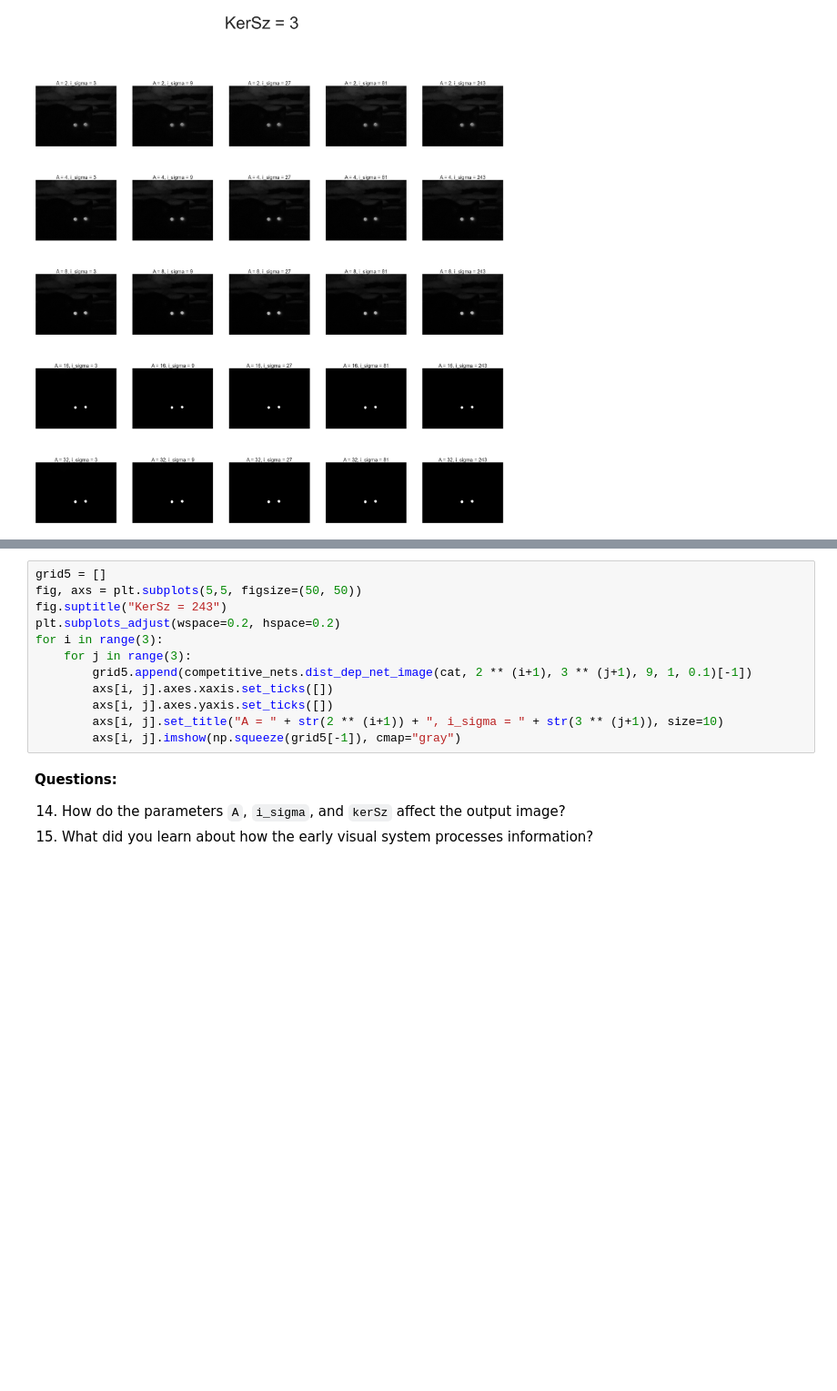
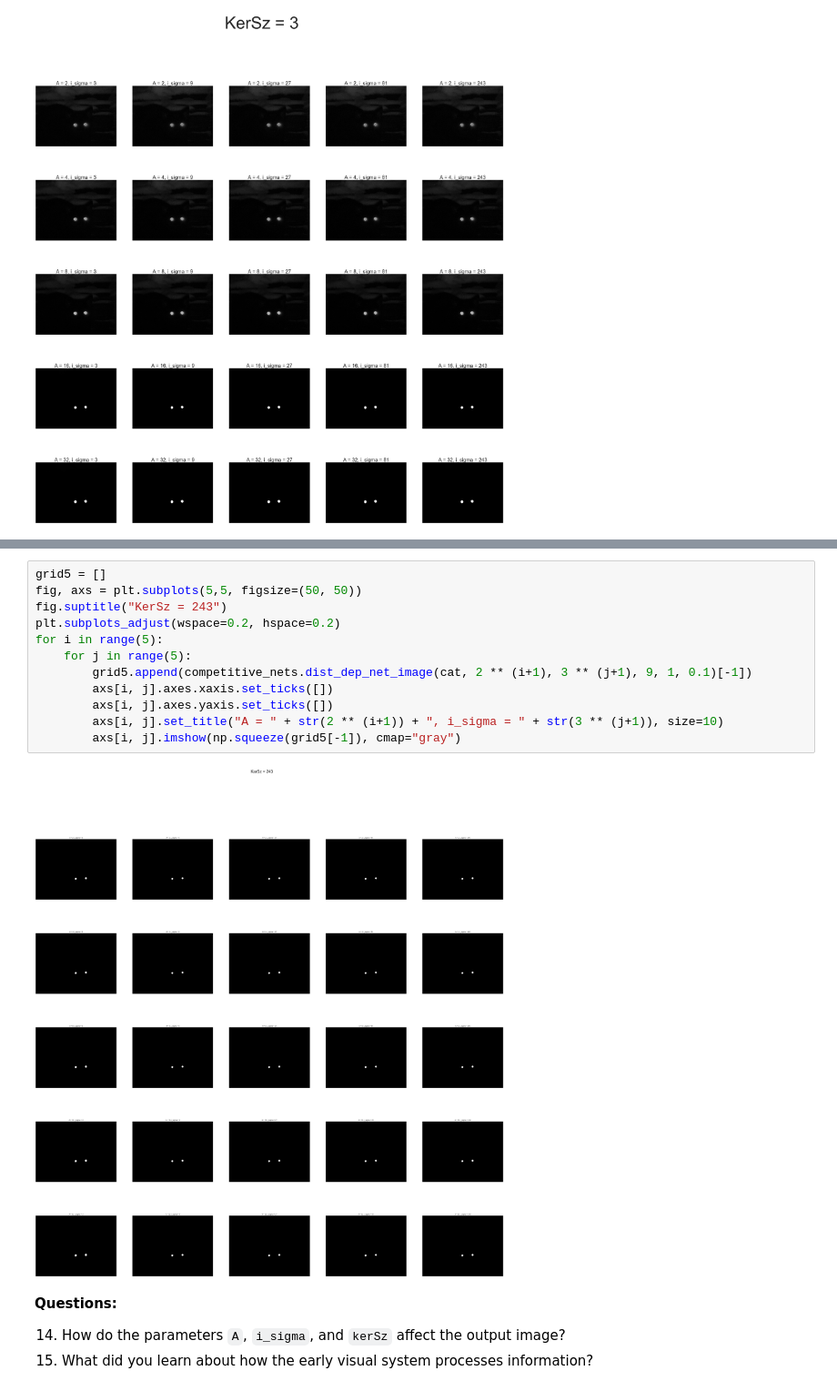
Before and after one commit to ejseal21/Computational-Neuroscience, a Jupyter notebook: Project3/CompNets.ipynb, the cells around one changed output, grey strips where cells are left out. Shown at 91% size. Cells and saved outputs as stored; diff of their text form; blank space fills up the shorter version.

```diff
--- a/Project3/CompNets.ipynb
+++ b/Project3/CompNets.ipynb
@@ -585,15 +591,17 @@ for i in range(3):
 # %%
 grid5 = []
 fig, axs = plt.subplots(5,5, figsize=(50, 50))
 fig.suptitle("KerSz = 243")
 plt.subplots_adjust(wspace=0.2, hspace=0.2)
-for i in range(3):
-    for j in range(3):
+for i in range(5):
+    for j in range(5):
         grid5.append(competitive_nets.dist_dep_net_image(cat, 2 ** (i+1), 3 ** (j+1), 9, 1, 0.1)[-1])
         axs[i, j].axes.xaxis.set_ticks([])
         axs[i, j].axes.yaxis.set_ticks([])
         axs[i, j].set_title("A = " + str(2 ** (i+1)) + ", i_sigma = " + str(3 ** (j+1)), size=10)
         axs[i, j].imshow(np.squeeze(grid5[-1]), cmap="gray")
+# %% [output]
+[figure, added]
 # %% [markdown]
 **Questions:**
 
```
Also changed, not shown: parts of 4 cells of this notebook, 1 other file.
